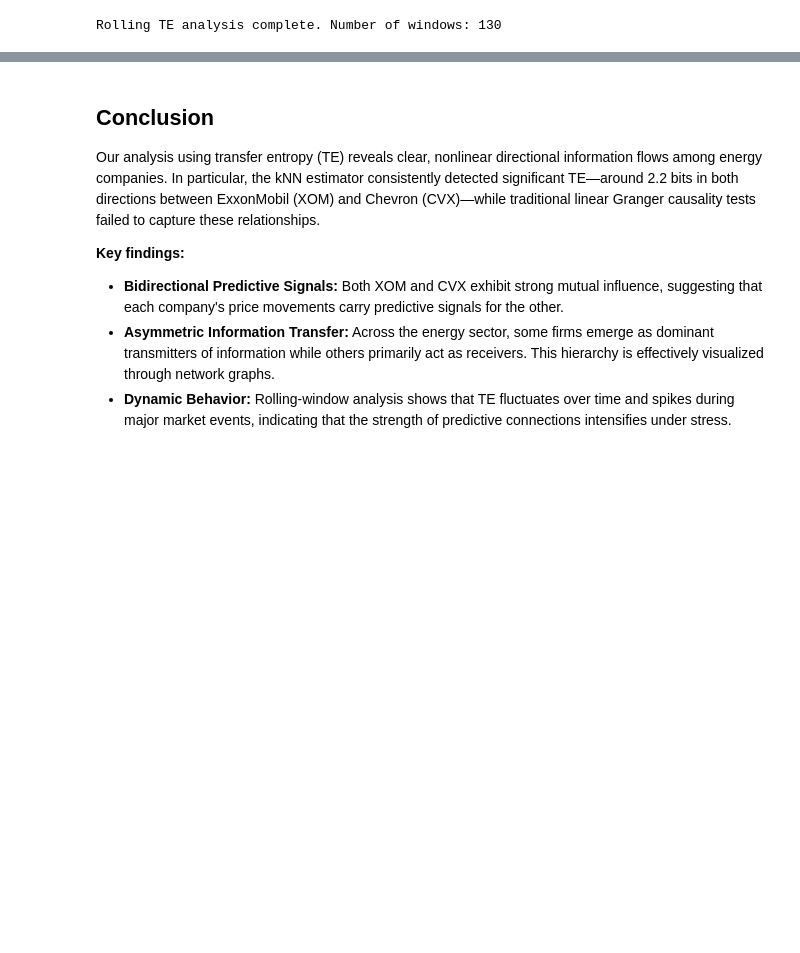
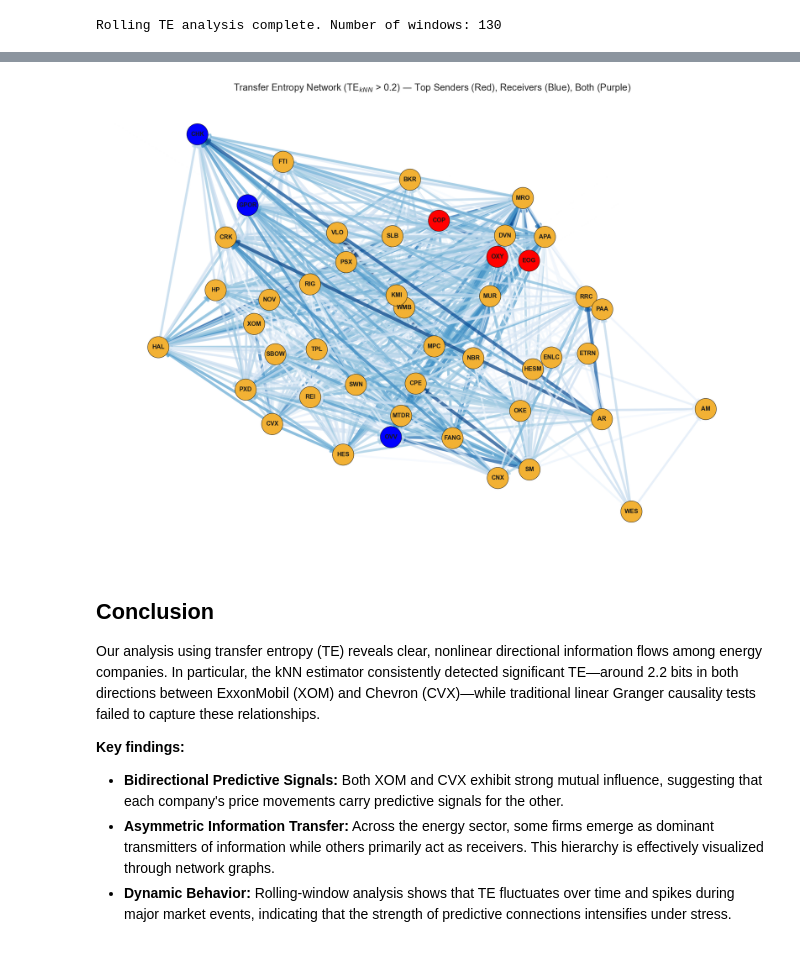
Before and after one commit to Alotaishanab/DataScience, a Jupyter notebook: notebooks/Transfer_Entropy_Energy_Sector_Analysis.ipynb, the cells around one changed output, grey strips where cells are left out. Saved outputs shown, nothing was run; the diff lists cells and outputs as text; code cells hidden in the pictures; blank space fills up the shorter version.

```diff
--- a/notebooks/Transfer_Entropy_Energy_Sector_Analysis.ipynb
+++ b/notebooks/Transfer_Entropy_Energy_Sector_Analysis.ipynb
@@ -763,3 +704,88 @@ plt.show()
+# %%
+import networkx as nx
+import matplotlib.pyplot as plt
+from matplotlib import cm
+import numpy as np
+import pandas as pd
+import os
+
+# --- Load full TE summary from CSV ---
+df_summary = pd.read_csv('./pairwise_te_results.csv')
+
+# --- Ensure TE_kNN_Corrected column exists ---
+if 'TE_kNN_Corrected' not in df_summary.columns:
+    raise ValueError("Missing TE_kNN_Corrected in the loaded DataFrame.")
+
+# --- Filter by TE threshold ---
+threshold = 0.2
+df_edges = df_summary[df_summary['TE_kNN_Corrected'] > threshold]
+
+# --- Build the directed graph ---
+G = nx.DiGraph()
+for _, row in df_edges.iterrows():
+    G.add_edge(row['Source'], row['Target'], weight=row['TE_kNN_Corrected'])
+
+# --- Identify top 3 senders (outgoing TE) ---
+outgoing_te = {}
+for source, _, data in G.edges(data=True):
+    outgoing_te[source] = outgoing_te.get(source, 0) + data['weight']
+top_senders = sorted(outgoing_te.items(), key=lambda x: x[1], reverse=True)[:3]
+top_sender_nodes = set([node for node, _ in top_senders])
+
+# --- Identify top 3 receivers (incoming TE) ---
+incoming_te = {}
+for _, target, data in G.edges(data=True):
+    incoming_te[target] = incoming_te.get(target, 0) + data['weight']
+top_receivers = sorted(incoming_te.items(), key=lambda x: x[1], reverse=True)[:3]
+top_receiver_nodes = set([node for node, _ in top_receivers])
+
+# --- Graph visualization ---
+pos = nx.kamada_kawai_layout(G)
+weights = [data['weight'] for _, _, data in G.edges(data=True)]
+max_w = max(weights)
+norm = plt.Normalize(min(weights), max(weights))
+colors = cm.Blues(norm(weights))
+
+# --- Define node colors ---
+node_colors = []
+for node in G.nodes():
+    if node in top_sender_nodes and node in top_receiver_nodes:
+        node_colors.append('purple')  # both sender and receiver
+    elif node in top_sender_nodes:
+        node_colors.append('red')  # sender
+    elif node in top_receiver_nodes:
+        node_colors.append('blue')  # receiver
+    else:
+        node_colors.append('#f2b134')  # default amber
+
+# --- Draw the graph ---
+plt.figure(figsize=(14, 10), dpi=150)
+nx.draw_networkx_nodes(G, pos,
+                       node_color=node_colors,
+                       node_size=1000,
+                       edgecolors='black',
+                       linewidths=0.5)
+nx.draw_networkx_labels(G, pos,
+                        font_size=9,
+                        font_weight='bold')
+nx.draw_networkx_edges(G, pos,
+                       edge_color=colors,
+                       width=[2 + 3*(w / max_w) for w in weights],
+                       arrows=True,
+                       arrowstyle='-|>',
+                       arrowsize=15,
+                       alpha=0.7)
+
+plt.title("Transfer Entropy Network (TE$_{kNN}$ > 0.2) — Top Senders (Red), Receivers (Blue), Both (Purple)", fontsize=14)
+plt.axis('off')
+plt.tight_layout()
+
+# Save and show
+os.makedirs('../plots/te', exist_ok=True)
+plt.savefig('../plots/te/te_network_graph_top3_senders_receivers.png', bbox_inches='tight', dpi=300)
+plt.show()
+# %% [output]
+[figure, added]
 # %% [markdown]
 ## Conclusion
 
```
Also changed, not shown: parts of 1 cell of this notebook, 11 other files.
